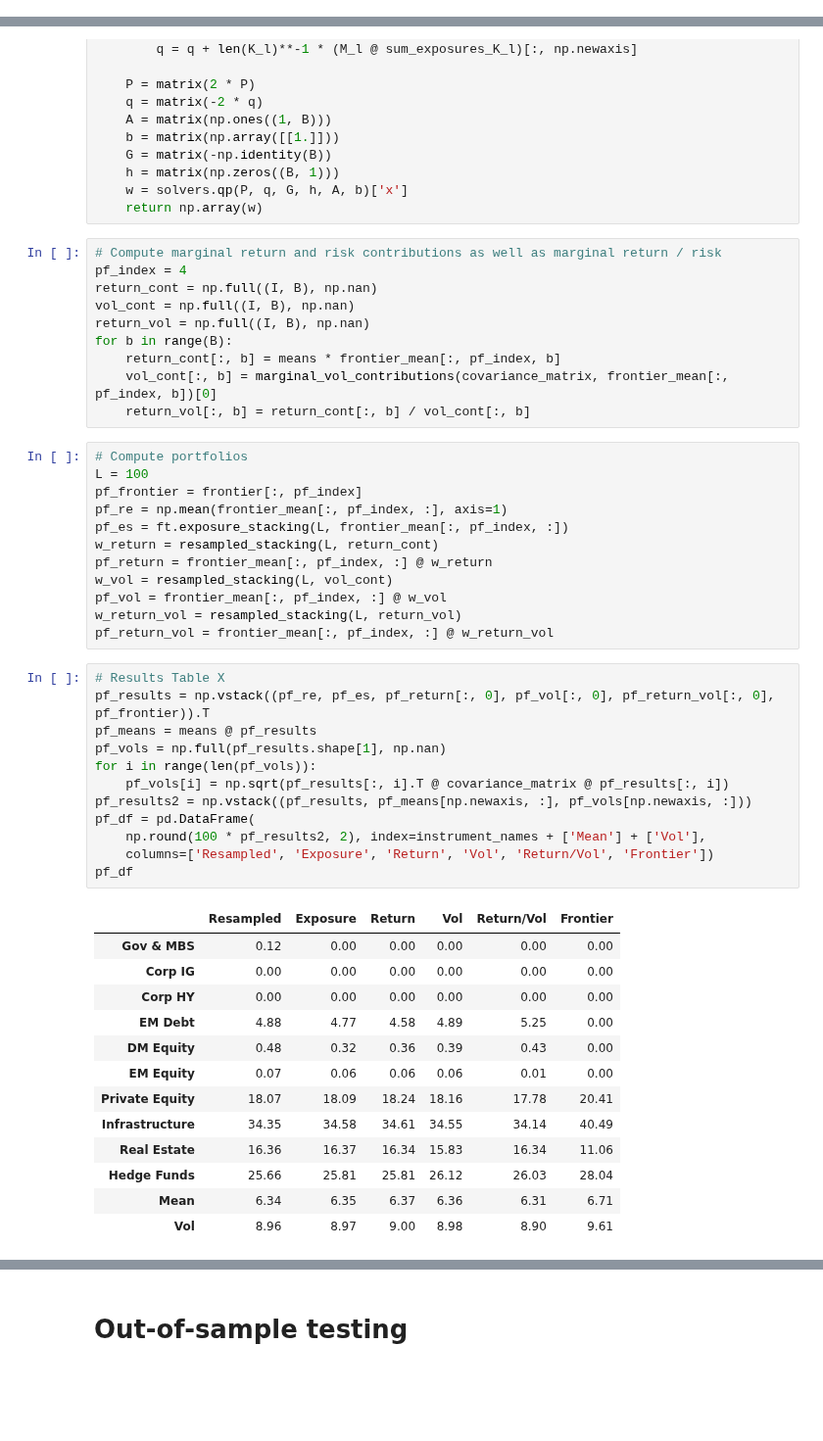
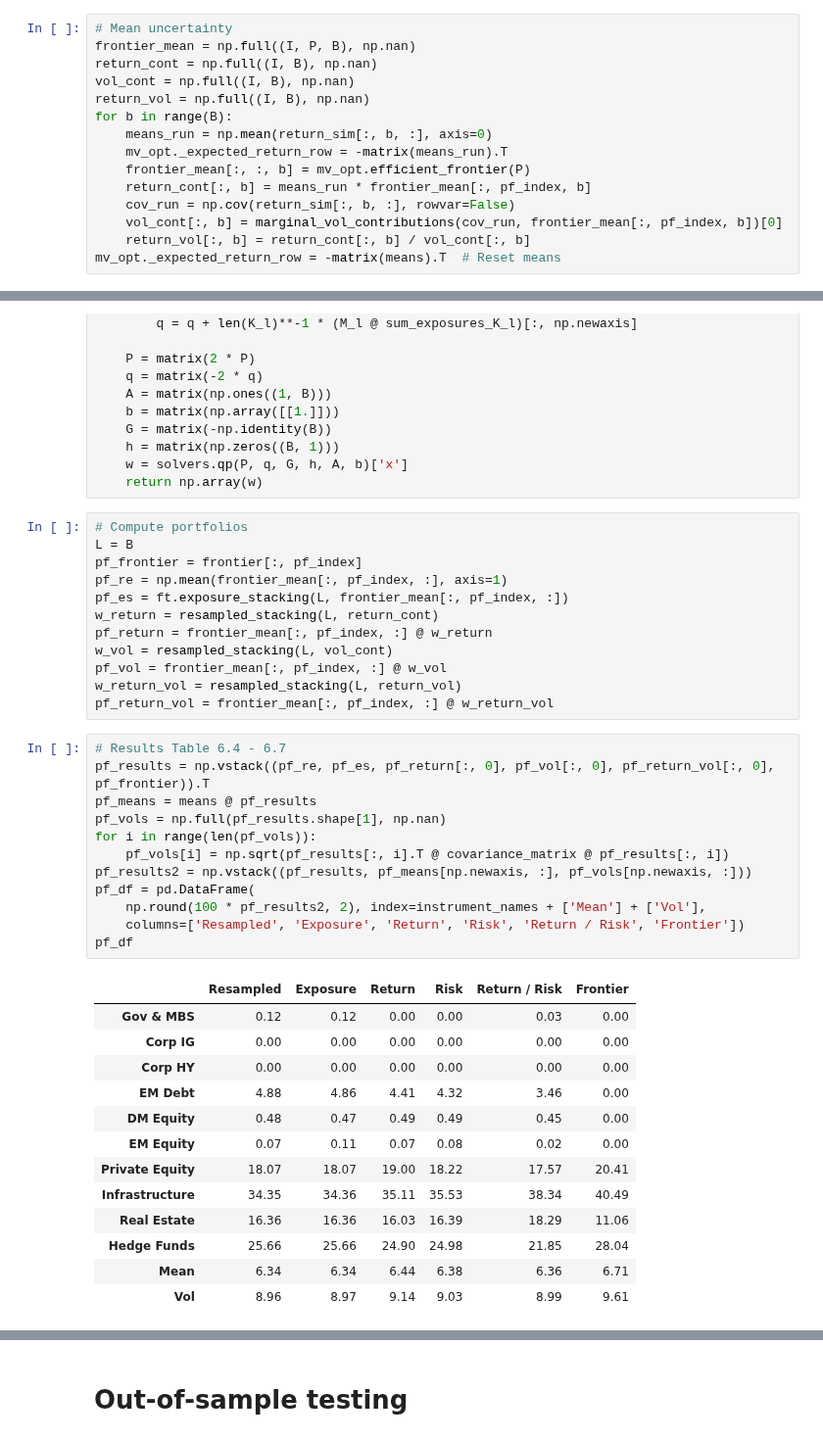
Before and after one commit to fortitudo-tech/pcrm-book, a Jupyter notebook: code/chapter6/chapter6_4_1.ipynb, the cells around one changed output, grey strips where cells are left out. Shown at 98% size. Cells and saved outputs as stored; diff of their text form; blank space fills up the shorter version.

```diff
--- a/code/chapter6/chapter6_4_1.ipynb
+++ b/code/chapter6/chapter6_4_1.ipynb
@@ -71,6 +63,21 @@ Difference between contributions sum and portfolio volatility = 1.38777878078144
 | Infrastructure | 3.10 |
 | Real Estate | 0.53 |
 | Hedge Funds | 1.60 |
+# %%
+# Mean uncertainty
+frontier_mean = np.full((I, P, B), np.nan)
+return_cont = np.full((I, B), np.nan)
+vol_cont = np.full((I, B), np.nan)
+return_vol = np.full((I, B), np.nan)
+for b in range(B):
+    means_run = np.mean(return_sim[:, b, :], axis=0)
+    mv_opt._expected_return_row = -matrix(means_run).T
+    frontier_mean[:, :, b] = mv_opt.efficient_frontier(P)
+    return_cont[:, b] = means_run * frontier_mean[:, pf_index, b]
+    cov_run = np.cov(return_sim[:, b, :], rowvar=False)
+    vol_cont[:, b] = marginal_vol_contributions(cov_run, frontier_mean[:, pf_index, b])[0]
+    return_vol[:, b] = return_cont[:, b] / vol_cont[:, b]
+mv_opt._expected_return_row = -matrix(means).T  # Reset means
 # %%
 def resampled_stacking(L, sample_targets):
     """Computes the L-fold Exposure Stacking portfolio from https://ssrn.com/abstract=4709317.
@@ -106,19 +113,9 @@ def resampled_stacking(L, sample_targets):
     h = matrix(np.zeros((B, 1)))
     w = solvers.qp(P, q, G, h, A, b)['x']
     return np.array(w)
-# %%
-# Compute marginal return and risk contributions as well as marginal return / risk
-pf_index = 4
-return_cont = np.full((I, B), np.nan)
-vol_cont = np.full((I, B), np.nan)
-return_vol = np.full((I, B), np.nan)
-for b in range(B):
-    return_cont[:, b] = means * frontier_mean[:, pf_index, b]
-    vol_cont[:, b] = marginal_vol_contributions(covariance_matrix, frontier_mean[:, pf_index, b])[0]
-    return_vol[:, b] = return_cont[:, b] / vol_cont[:, b]
 # %%
 # Compute portfolios
-L = 100
+L = B
 pf_frontier = frontier[:, pf_index]
 pf_re = np.mean(frontier_mean[:, pf_index, :], axis=1)
 pf_es = ft.exposure_stacking(L, frontier_mean[:, pf_index, :])
@@ -129,28 +126,28 @@ pf_vol = frontier_mean[:, pf_index, :] @ w_vol
 w_return_vol = resampled_stacking(L, return_vol)
 pf_return_vol = frontier_mean[:, pf_index, :] @ w_return_vol
 # %%
-# Results Table X
+# Results Table 6.4 - 6.7
 pf_results = np.vstack((pf_re, pf_es, pf_return[:, 0], pf_vol[:, 0], pf_return_vol[:, 0], pf_frontier)).T
 pf_means = means @ pf_results
 pf_vols = np.full(pf_results.shape[1], np.nan)
 for i in range(len(pf_vols)):
     pf_vols[i] = np.sqrt(pf_results[:, i].T @ covariance_matrix @ pf_results[:, i])
 pf_results2 = np.vstack((pf_results, pf_means[np.newaxis, :], pf_vols[np.newaxis, :]))
 pf_df = pd.DataFrame(
     np.round(100 * pf_results2, 2), index=instrument_names + ['Mean'] + ['Vol'],
-    columns=['Resampled', 'Exposure', 'Return', 'Vol', 'Return/Vol', 'Frontier'])
+    columns=['Resampled', 'Exposure', 'Return', 'Risk', 'Return / Risk', 'Frontier'])
 pf_df
 # %% [output]
-|  | Resampled | Exposure | Return | Vol | Return/Vol | Frontier |
-| Gov & MBS | 0.12 | 0.00 | 0.00 | 0.00 | 0.00 | 0.00 |
+|  | Resampled | Exposure | Return | Risk | Return / Risk | Frontier |
+| Gov & MBS | 0.12 | 0.12 | 0.00 | 0.00 | 0.03 | 0.00 |
 | Corp IG | 0.00 | 0.00 | 0.00 | 0.00 | 0.00 | 0.00 |
 | Corp HY | 0.00 | 0.00 | 0.00 | 0.00 | 0.00 | 0.00 |
-| EM Debt | 4.88 | 4.77 | 4.58 | 4.89 | 5.25 | 0.00 |
-| DM Equity | 0.48 | 0.32 | 0.36 | 0.39 | 0.43 | 0.00 |
-| EM Equity | 0.07 | 0.06 | 0.06 | 0.06 | 0.01 | 0.00 |
-| Private Equity | 18.07 | 18.09 | 18.24 | 18.16 | 17.78 | 20.41 |
-| Infrastructure | 34.35 | 34.58 | 34.61 | 34.55 | 34.14 | 40.49 |
-| Real Estate | 16.36 | 16.37 | 16.34 | 15.83 | 16.34 | 11.06 |
-| Hedge Funds | 25.66 | 25.81 | 25.81 | 26.12 | 26.03 | 28.04 |
-| Mean | 6.34 | 6.35 | 6.37 | 6.36 | 6.31 | 6.71 |
-| Vol | 8.96 | 8.97 | 9.00 | 8.98 | 8.90 | 9.61 |
+| EM Debt | 4.88 | 4.86 | 4.41 | 4.32 | 3.46 | 0.00 |
+| DM Equity | 0.48 | 0.47 | 0.49 | 0.49 | 0.45 | 0.00 |
+| EM Equity | 0.07 | 0.11 | 0.07 | 0.08 | 0.02 | 0.00 |
+| Private Equity | 18.07 | 18.07 | 19.00 | 18.22 | 17.57 | 20.41 |
+| Infrastructure | 34.35 | 34.36 | 35.11 | 35.53 | 38.34 | 40.49 |
+| Real Estate | 16.36 | 16.36 | 16.03 | 16.39 | 18.29 | 11.06 |
+| Hedge Funds | 25.66 | 25.66 | 24.90 | 24.98 | 21.85 | 28.04 |
+| Mean | 6.34 | 6.34 | 6.44 | 6.38 | 6.36 | 6.71 |
+| Vol | 8.96 | 8.97 | 9.14 | 9.03 | 8.99 | 9.61 |
```
Also changed, not shown: parts of 7 cells of this notebook.
